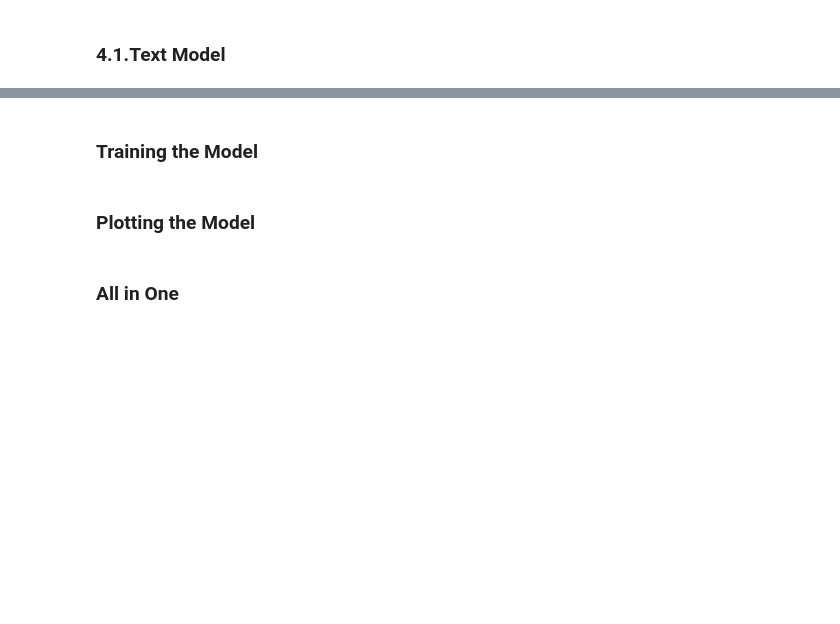
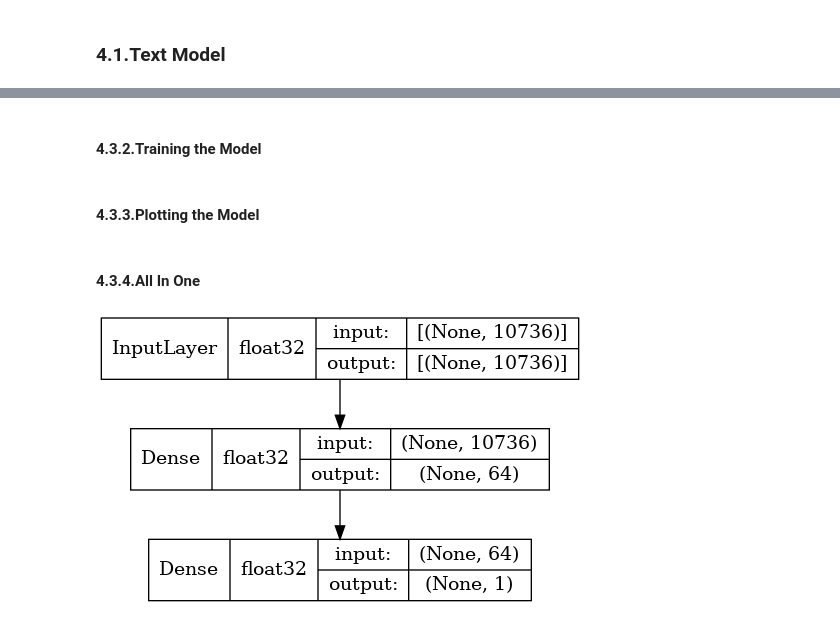
Before and after one commit to keivanipchihagh/NLP-with-Disaster-Tweets, a Jupyter notebook: NLP with Disaster Tweets.ipynb, the cells around one changed output, grey strips where cells are left out. Drawn from its saved outputs; the diff is of its cells as text; code cells hidden in the pictures; blank space fills up the shorter version.

Commit message:
Predictive model

```diff
--- a/NLP with Disaster Tweets.ipynb
+++ b/NLP with Disaster Tweets.ipynb
@@ -561,5 +563,10 @@ train_info_df = train_df[['id', 'keyword', 'city', 'country', 'has_location', 't
 test_info_df = test_df[['id', 'keyword', 'city', 'country', 'has_location', 'text_hashtags', 'text_links', 'characters', 'words']].copy()
 # %% [markdown]
 ## 4.Developing the Model(s)
+# %%
+X_train = train_text_df['clean_text']
+y_train = train_text_df['target']
+
+X_test = test_text_df['clean_text']
 # %% [markdown]
 ### 4.1.Text Model
@@ -578,9 +573,9 @@ X_train_text, X_test_text, y_train_text, y_test_text = train_test_split(
 # %%
-tokenizer = Tokenizer(lower = True, oov_token = '?')
-tokenizer.fit_on_texts(train_df['cleaned_text'])
+tokenizer = Tokenizer(oov_token = '?')
+tokenizer.fit_on_texts(X_train)
 
 # Modes: 'binary', 'count', 'freq', 'tfidf'
-train_encodes = tokenizer.texts_to_matrix(train_df['cleaned_text'], mode = 'count')
-test_encodes = tokenizer.texts_to_matrix(test_df['cleaned_text'], mode = 'count')
+X_train_encodes = tokenizer.texts_to_matrix(X_train, mode = 'binary')
+X_test_encodes = tokenizer.texts_to_matrix(X_test, mode = 'binary')
 
-print('Matrix shape:', train_encodes.shape)
+print('Matrix shape:', X_train_encodes.shape)
@@ -595,7 +600,7 @@ def build_model(x, loss, optimizer, metrics):
 
     return model
 # %% [markdown]
-### Training the Model
+#### 4.3.2.Training the Model
 # %%
 def train_model(model, x, y, epochs, batch_size, validation_split):
     history = model.fit(
@@ -608,7 +613,7 @@ def train_model(model, x, y, epochs, batch_size, validation_split):
 
     return history.history
 # %% [markdown]
-### Plotting the Model
+#### 4.3.3.Plotting the Model
 # %%
 def plot_model_training(epochs, history, metrics):
 
@@ -625,5 +630,18 @@ def plot_model_training(epochs, history, metrics):
     for i, metric in enumerate(metrics):
         plot_subplot(axs[i], metric, 'val_' + metric)
 # %% [markdown]
-### All in One
+#### 4.3.4.All In One
+# %%
+# Build model
+model = build_model(
+  x = X_train_encodes,
+  loss = 'binary_crossentropy',
+  optimizer = 'adam',
+  metrics = ['accuracy']
+)
+
+# Plot model
+plot_model(model = model, show_dtype = True, show_shapes = True, show_layer_names = False)
+# %% [output]
+[figure, added]
 # %%
```
Also changed, not shown: parts of 13 cells of this notebook.
